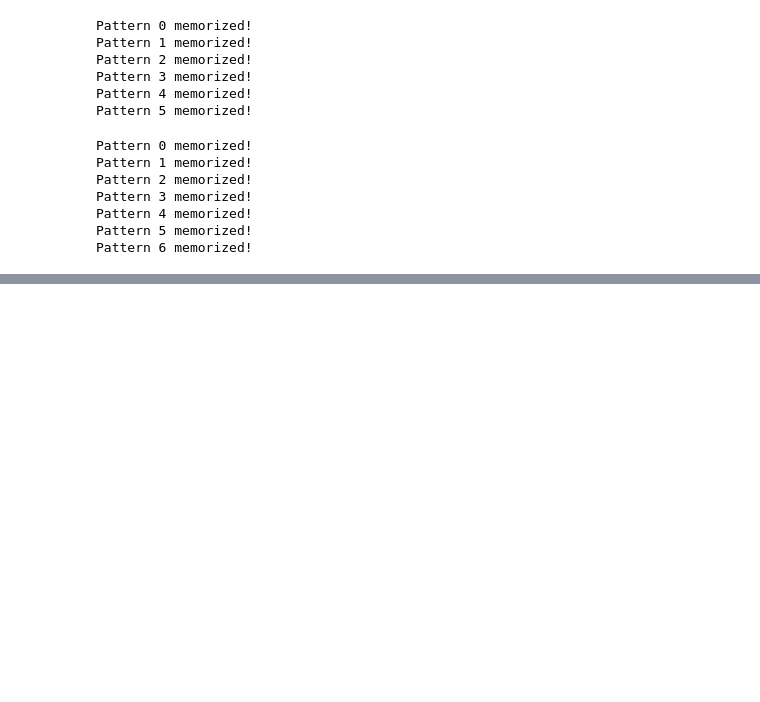
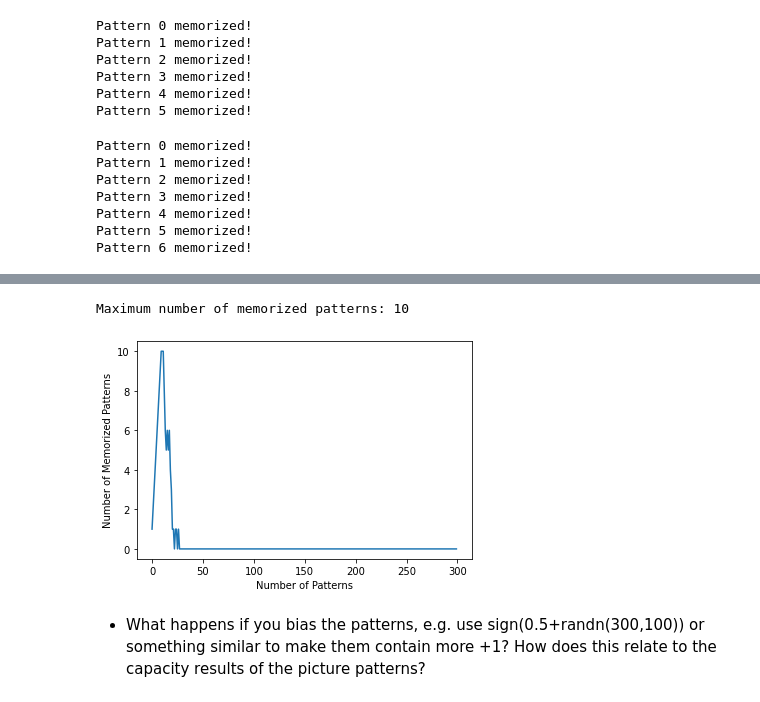
Before and after one commit to Alexdruso/DD2437-ANNDA-Colasanti-Sanvito-Stuart, a Jupyter notebook: lab3/assignment 3.1-3.3.ipynb, the cells around one changed output, grey strips where cells are left out. Cells and saved outputs as stored; diff of their text form; code cells hidden in the pictures; blank space fills up the shorter version.

```diff
--- a/lab3/assignment 3.1-3.3.ipynb
+++ b/lab3/assignment 3.1-3.3.ipynb
@@ -960,0 +1021,28 @@ Pattern 10 memorized!
+# %%
+stable_patterns = []
+for i in tqdm(range(1, 301)):
+  training_patterns = random_patterns[:i]
+
+  network = HopfieldNetwork(max_iterations=10, self_connections=False)
+  network.fit(training_patterns, training_patterns)
+
+  n_stable_patterns = 0
+  for j in range(i):
+    pattern = random_patterns[j]
+    noisy = noisy_pattern(pattern, 10)
+    result = network.predict(noisy)
+    if (np.array_equal(pattern, result)):
+      n_stable_patterns += 1
+
+  stable_patterns.append(n_stable_patterns)
+# %%
+plt.plot(stable_patterns);
+plt.xlabel('Number of Patterns')
+plt.ylabel('Number of Memorized Patterns')
+
+print('Maximum number of memorized patterns: {}'.format(np.max(stable_patterns)))
+# %% [output]
+Maximum number of memorized patterns: 10
+[figure, added]
+# %% [markdown]
+- What happens if you bias the patterns, e.g. use sign(0.5+randn(300,100)) or something similar to make them contain more +1? How does this relate to the capacity results of the picture patterns?
```
Also changed, not shown: parts of 29 cells of this notebook, 1 other file.
